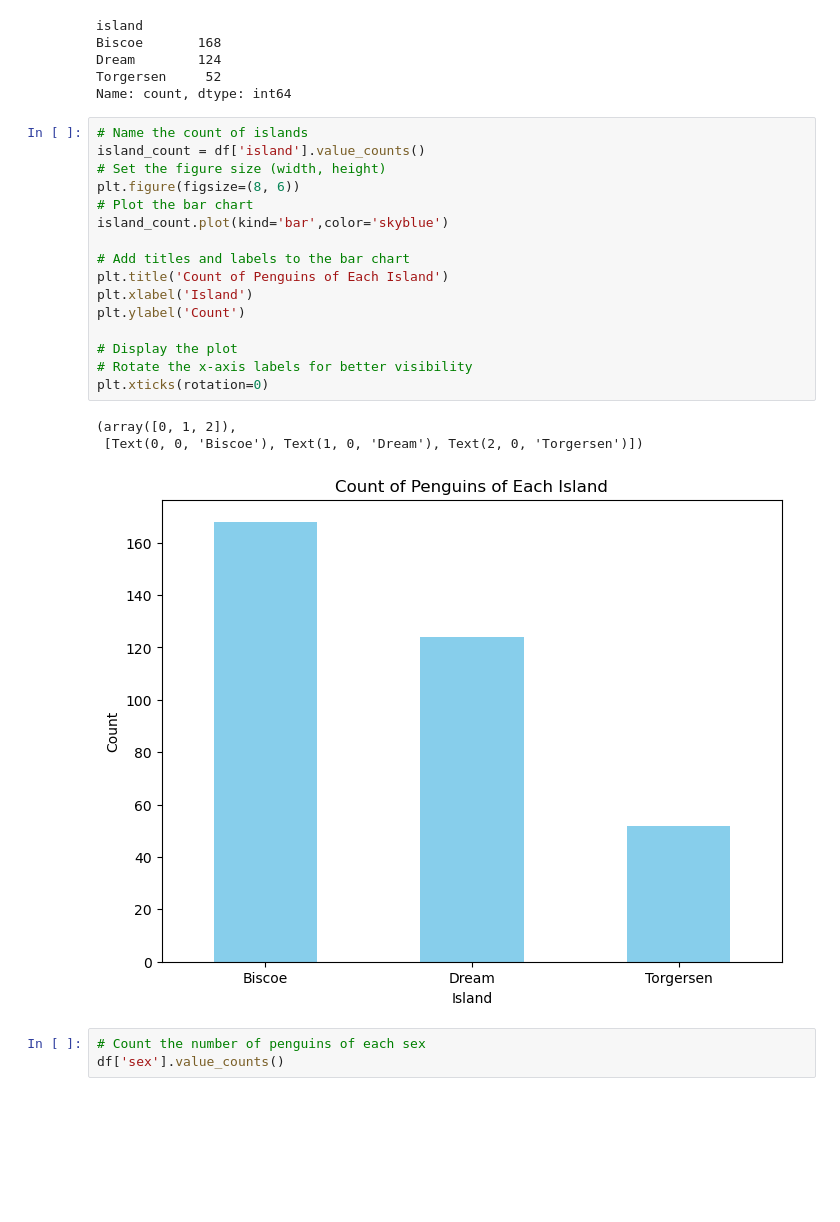
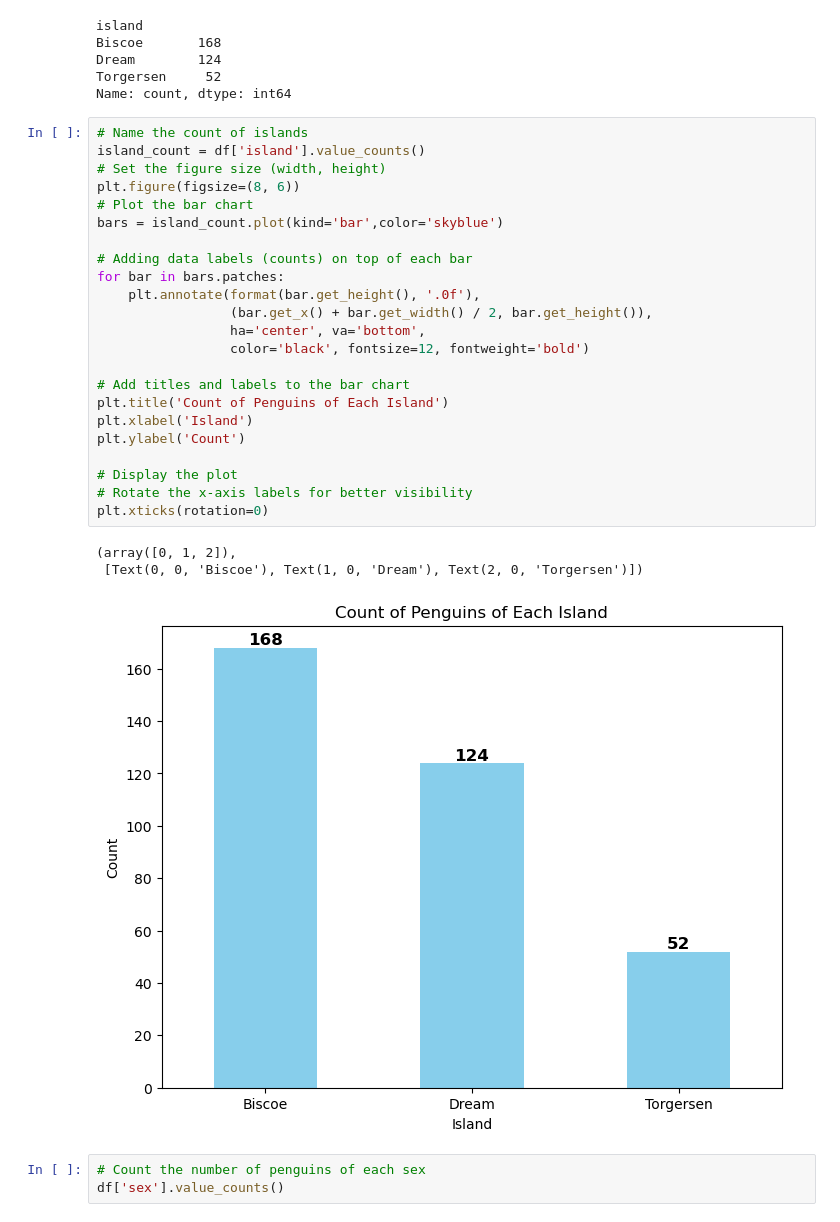
Before and after one commit to filipekojak88/myprojectPDA, a Jupyter notebook: penguins.ipynb, the cells around one changed output. Saved outputs shown, nothing was run; the diff lists cells and outputs as text; blank space fills up the shorter version.

```diff
--- a/penguins.ipynb
+++ b/penguins.ipynb
@@ -91,23 +91,30 @@ Name: count, dtype: int64
 # %%
 # Name the count of islands
 island_count = df['island'].value_counts()
 # Set the figure size (width, height)
 plt.figure(figsize=(8, 6))
 # Plot the bar chart
-island_count.plot(kind='bar',color='skyblue')
+bars = island_count.plot(kind='bar',color='skyblue')
+
+# Adding data labels (counts) on top of each bar
+for bar in bars.patches:
+    plt.annotate(format(bar.get_height(), '.0f'),
+                 (bar.get_x() + bar.get_width() / 2, bar.get_height()),
+                 ha='center', va='bottom',
+                 color='black', fontsize=12, fontweight='bold')
 
 # Add titles and labels to the bar chart
 plt.title('Count of Penguins of Each Island')
 plt.xlabel('Island')
 plt.ylabel('Count')
 
 # Display the plot
 # Rotate the x-axis labels for better visibility
 plt.xticks(rotation=0)
 # %% [output]
 (array([0, 1, 2]),
  [Text(0, 0, 'Biscoe'), Text(1, 0, 'Dream'), Text(2, 0, 'Torgersen')])
-[figure, old version]
+[figure, new version]
 # %%
 # Count the number of penguins of each sex
 df['sex'].value_counts()
```
